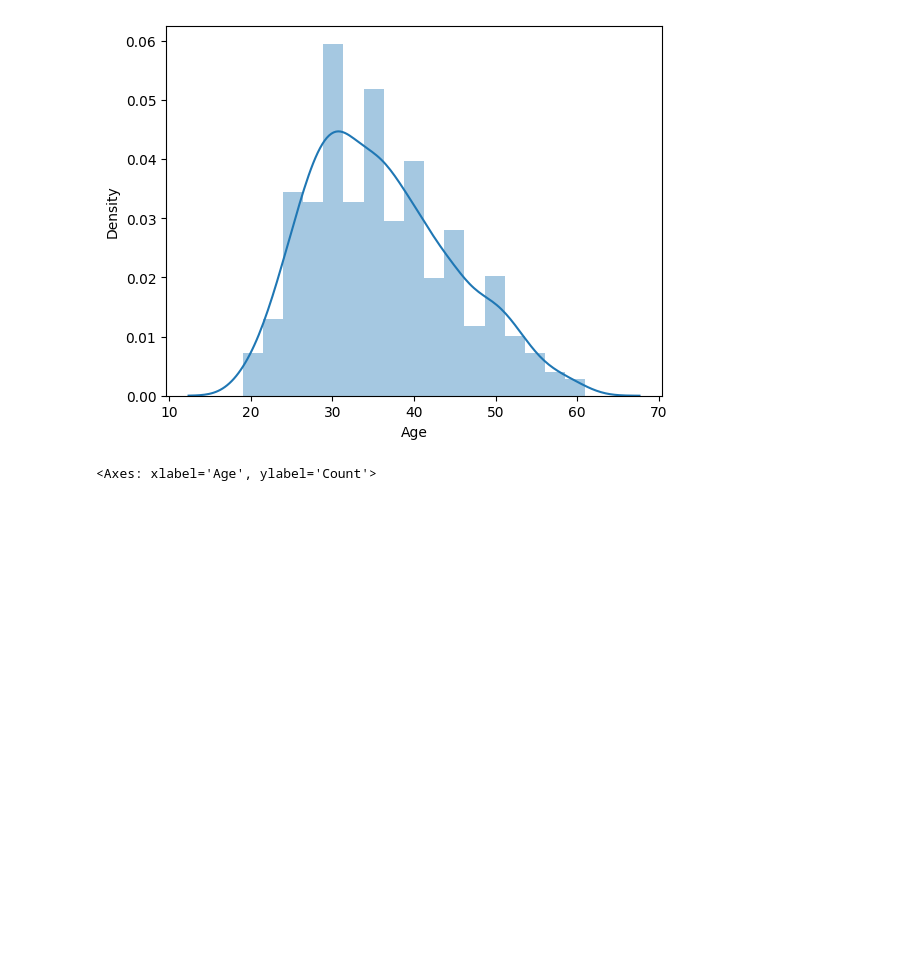
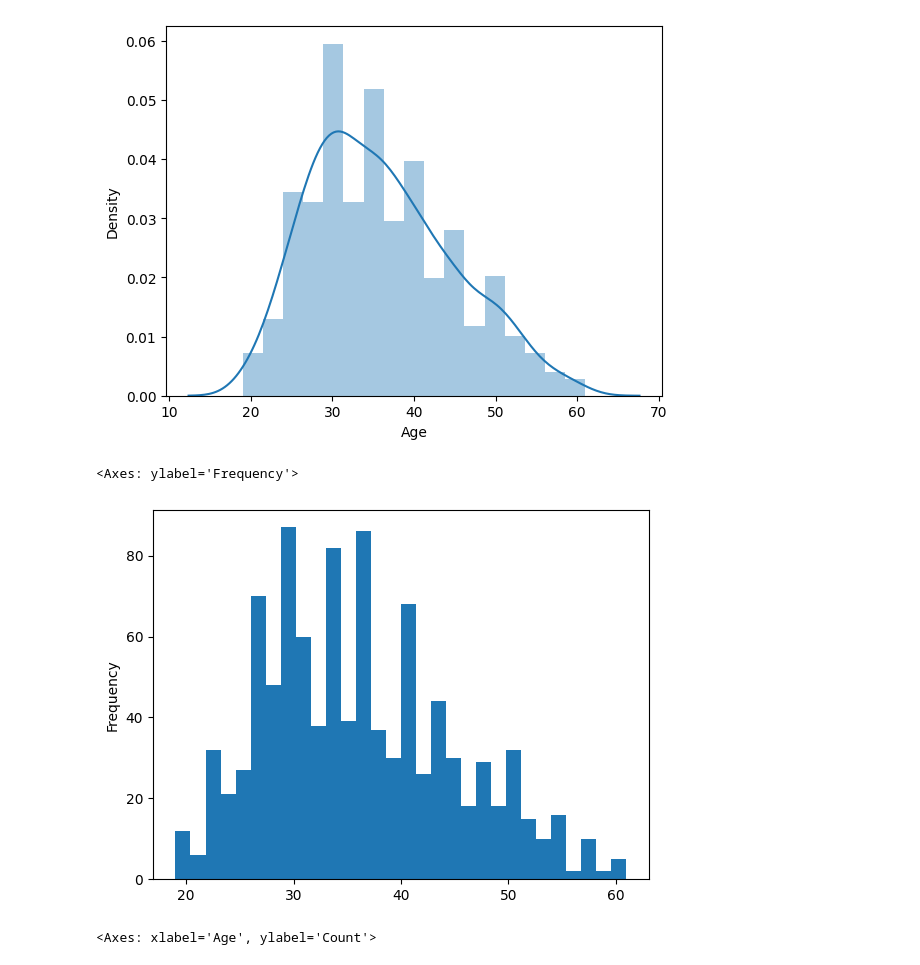
Before and after one commit to ridmiPaba/Machine-Learning-Bootcamp, a Jupyter notebook: LogisticRegression_Project.ipynb, the cells around one changed output. Saved outputs shown, nothing was run; the diff lists cells and outputs as text; code cells hidden in the pictures; blank space fills up the shorter version.

```diff
--- a/LogisticRegression_Project.ipynb
+++ b/LogisticRegression_Project.ipynb
@@ -61,6 +61,11 @@ https://gist.github.com/mwaskom/de44147ed2974457ad6372750bbe5751
   sns.distplot(ad_data['Age'])
 <Axes: xlabel='Age', ylabel='Density'>
 [figure]
+# %%
+ad_data['Age'].plot.hist(bins=30)
+# %% [output]
+<Axes: ylabel='Frequency'>
+[figure, added]
 # %%
 sns.histplot(ad_data['Age'])
 # %% [output]
```
Also changed, not shown: parts of 1 cell of this notebook.
